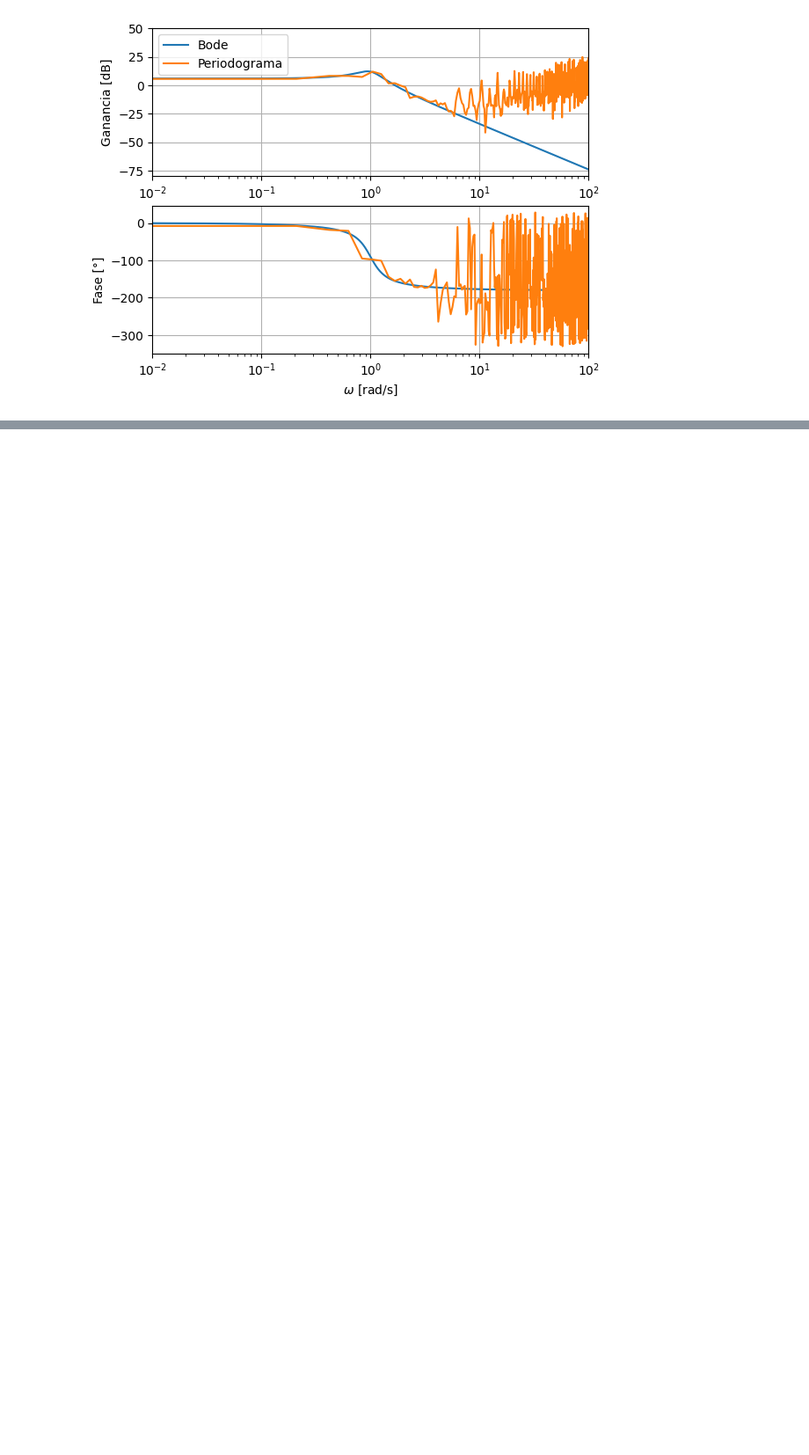
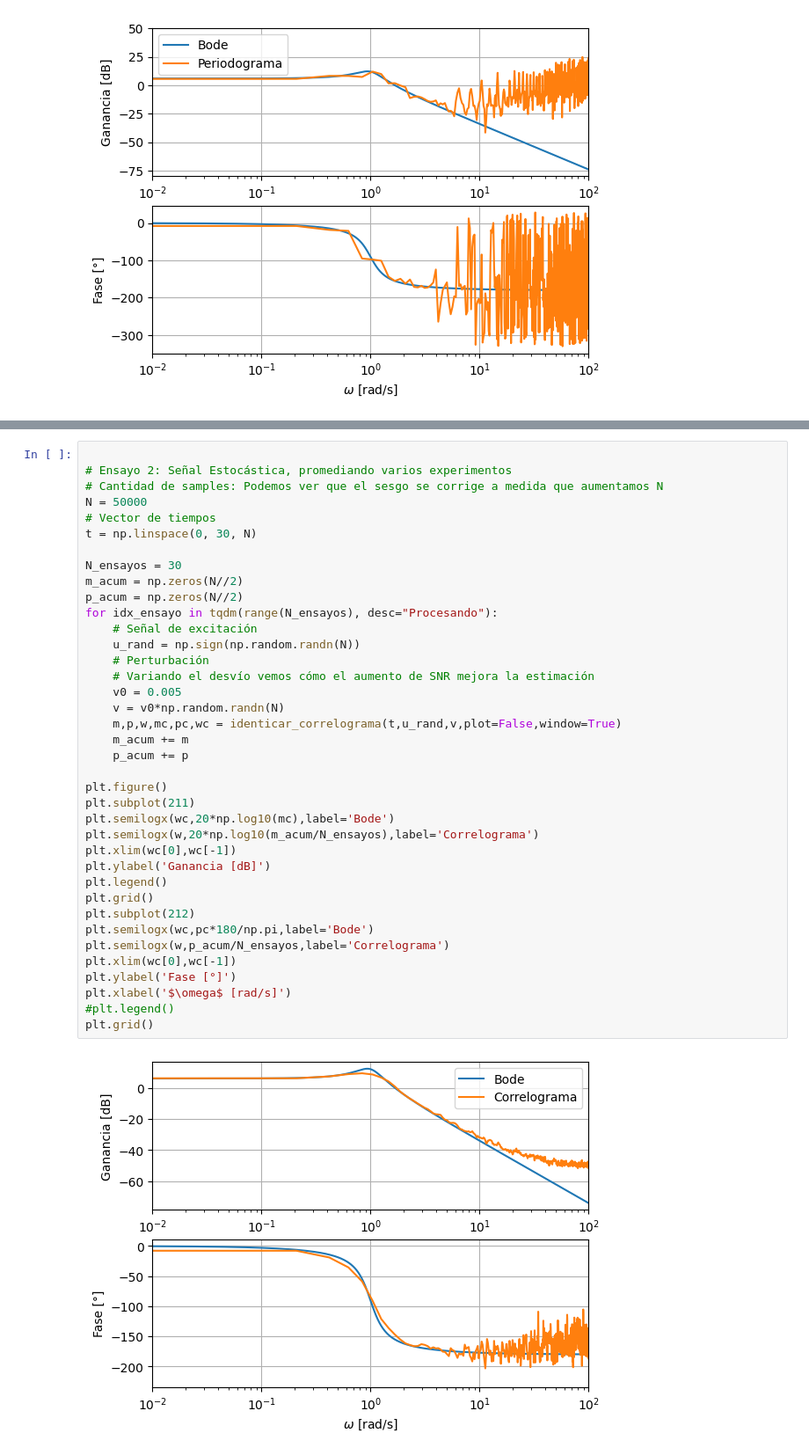
Before and after one commit to pgonfiuba/ica, a Jupyter notebook: 3. No parametrica/identificacion_espectral.ipynb, the cells around one changed output, grey strips where cells are left out. Shown at 88% size. Cells and saved outputs as stored; diff of their text form; blank space fills up the shorter version.

```diff
--- a/3. No parametrica/identificacion_espectral.ipynb
+++ b/3. No parametrica/identificacion_espectral.ipynb
@@ -172,0 +271,40 @@ _ = identicar_periodograma(t,u_rand,v,window=True)
+# %%
+
+# Ensayo 2: Señal Estocástica, promediando varios experimentos
+# Cantidad de samples: Podemos ver que el sesgo se corrige a medida que aumentamos N
+N = 50000
+# Vector de tiempos
+t = np.linspace(0, 30, N)
+
+N_ensayos = 30
+m_acum = np.zeros(N//2)
+p_acum = np.zeros(N//2)
+for idx_ensayo in tqdm(range(N_ensayos), desc="Procesando"):
+    # Señal de excitación
+    u_rand = np.sign(np.random.randn(N))
+    # Perturbación
+    # Variando el desvío vemos cómo el aumento de SNR mejora la estimación
+    v0 = 0.005
+    v = v0*np.random.randn(N)
+    m,p,w,mc,pc,wc = identicar_correlograma(t,u_rand,v,plot=False,window=True)
+    m_acum += m
+    p_acum += p
+
+plt.figure()
+plt.subplot(211)
+plt.semilogx(wc,20*np.log10(mc),label='Bode')
+plt.semilogx(w,20*np.log10(m_acum/N_ensayos),label='Correlograma')
+plt.xlim(wc[0],wc[-1])
+plt.ylabel('Ganancia [dB]')
+plt.legend()
+plt.grid()
+plt.subplot(212)
+plt.semilogx(wc,pc*180/np.pi,label='Bode')
+plt.semilogx(w,p_acum/N_ensayos,label='Correlograma')
+plt.xlim(wc[0],wc[-1])
+plt.ylabel('Fase [°]')
+plt.xlabel('$\omega$ [rad/s]')
+#plt.legend()
+plt.grid()
+# %% [output]
+[figure, added]
```
Also changed, not shown: parts of 3 cells of this notebook.
